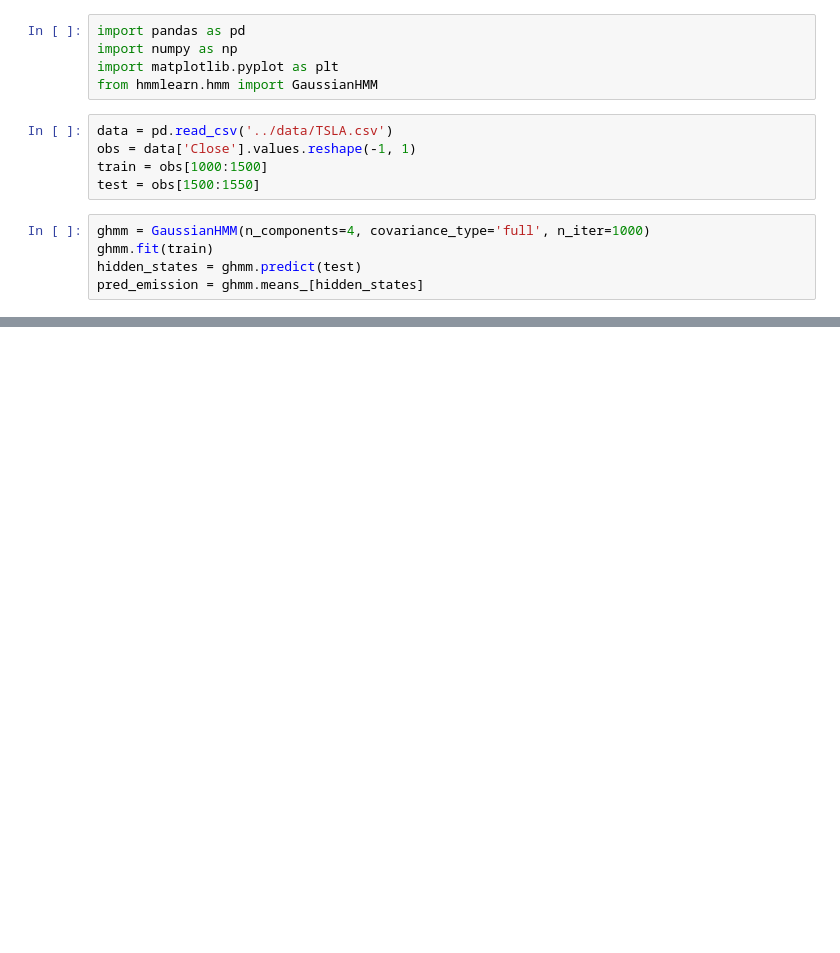
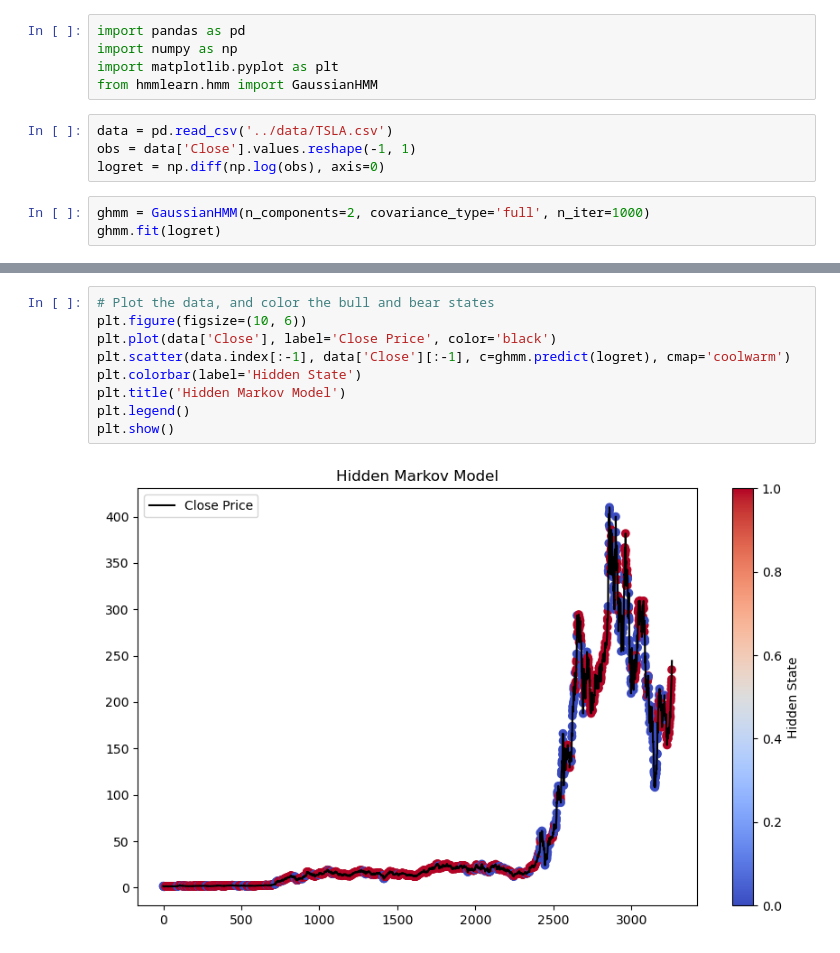
Before and after one commit to 3sara/PML_project, a Jupyter notebook: HMM/hmm.ipynb, the cells around one changed output, grey strips where cells are left out. Drawn from its saved outputs; the diff is of its cells as text; blank space fills up the shorter version.

Commit message:
hmm logret and preds

```diff
--- a/HMM/hmm.ipynb
+++ b/HMM/hmm.ipynb
@@ -6,10 +6,7 @@ from hmmlearn.hmm import GaussianHMM
 # %%
 data = pd.read_csv('../data/TSLA.csv')
 obs = data['Close'].values.reshape(-1, 1)
-train = obs[1000:1500]
-test = obs[1500:1550]
+logret = np.diff(np.log(obs), axis=0)
 # %%
-ghmm = GaussianHMM(n_components=4, covariance_type='full', n_iter=1000)
-ghmm.fit(train)
-hidden_states = ghmm.predict(test)
-pred_emission = ghmm.means_[hidden_states]
+ghmm = GaussianHMM(n_components=2, covariance_type='full', n_iter=1000)
+ghmm.fit(logret)
@@ -22,0 +25,11 @@ plt.show()
+# %%
+# Plot the data, and color the bull and bear states
+plt.figure(figsize=(10, 6))
+plt.plot(data['Close'], label='Close Price', color='black')
+plt.scatter(data.index[:-1], data['Close'][:-1], c=ghmm.predict(logret), cmap='coolwarm')
+plt.colorbar(label='Hidden State')
+plt.title('Hidden Markov Model')
+plt.legend()
+plt.show()
+# %% [output]
+[figure, added]
```
Also changed, not shown: parts of 3 cells of this notebook, 3 other files.
